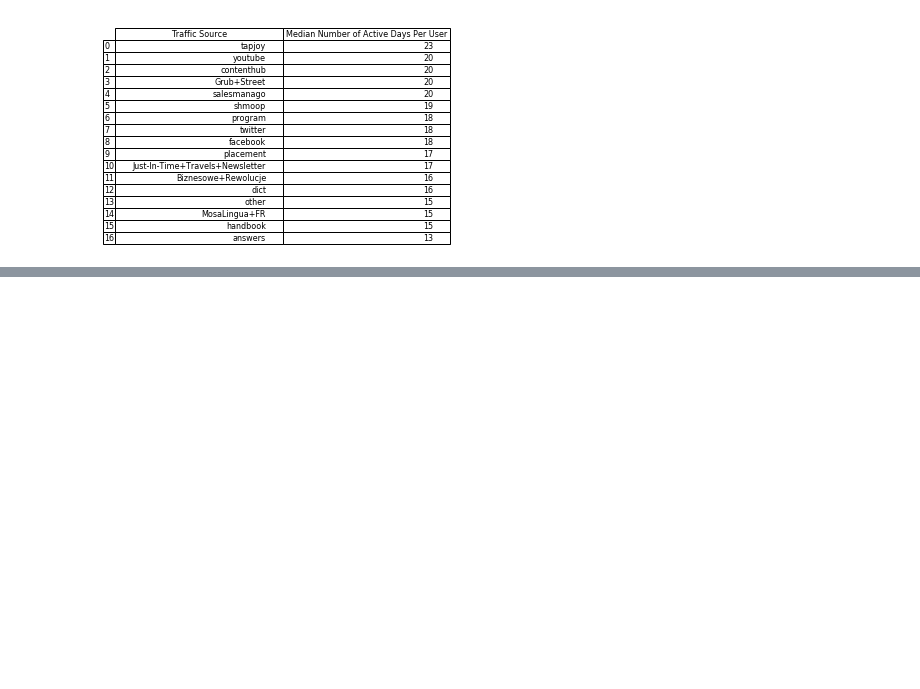
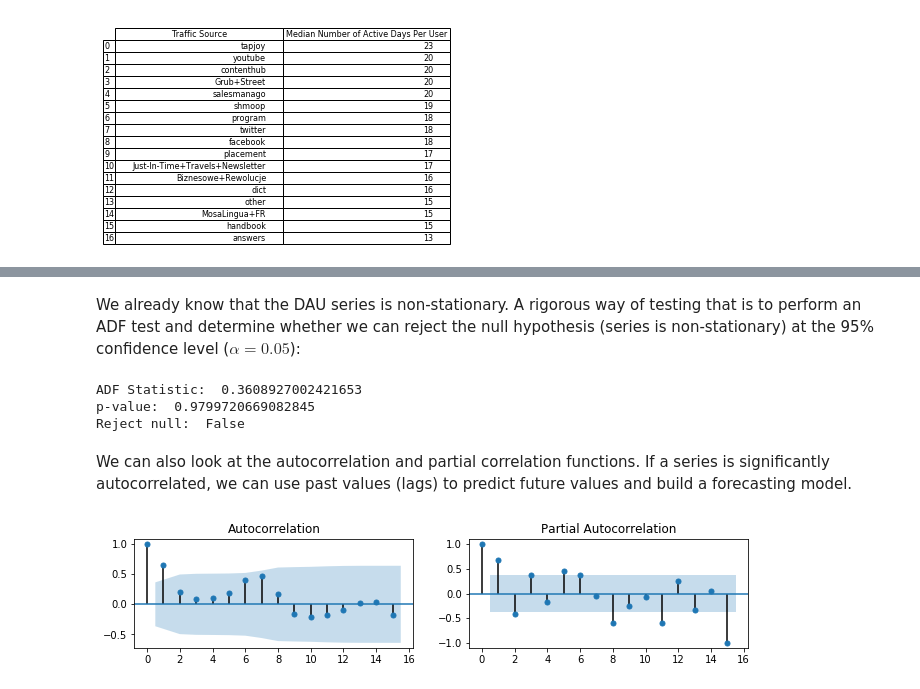
Before and after one commit to rmondini/product-analytics, a Jupyter notebook: Product_Analytics.ipynb, the cells around one changed output, grey strips where cells are left out. Drawn from its saved outputs; the diff is of its cells as text; code cells hidden in the pictures; blank space fills up the shorter version.

```diff
--- a/Product_Analytics.ipynb
+++ b/Product_Analytics.ipynb
@@ -614,0 +679,27 @@ plt.savefig('./plots/MADPU_Table.png', bbox_inches='tight', dpi=300)
+# %% [markdown]
+We already know that the DAU series is non-stationary. A rigorous way of testing that is to perform an ADF test and determine whether we can reject the null hypothesis (series is non-stationary) at the 95% confidence level ($\alpha=0.05$):
+# %%
+# ADF test
+adf_test = adfuller(DAU_tsa_df['total_DAU'].values, autolag='AIC')
+
+print('ADF Statistic: ',adf_test[0])
+print('p-value: ', adf_test[1])
+print('Reject null: ', adf_test[1]<=0.05)
+# %% [output]
+ADF Statistic:  0.3608927002421653
+p-value:  0.9799720669082845
+Reject null:  False
+# %% [markdown]
+We can also look at the autocorrelation and partial correlation functions. If a series is significantly autocorrelated, we can use past values (lags) to predict future values and build a forecasting model.
+# %%
+# calculate ACF and PACF
+# DAU_acf = acf(DAU_tsa_df['total_DAU'],fft=True)
+# DAU_pacf = pacf(DAU_tsa_df['total_DAU'])
+
+# plot ACF and PACF
+fig, axes = plt.subplots(1,2,figsize=(11,2))
+plot_acf(DAU_tsa_df['total_DAU'], ax=axes[0])
+plot_pacf(DAU_tsa_df['total_DAU'], ax=axes[1])
+plt.show()
+# %% [output]
+[figure, added]
```
Also changed, not shown: parts of 49 cells of this notebook, 3 other files.
